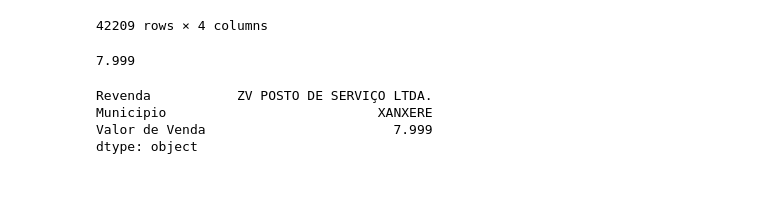
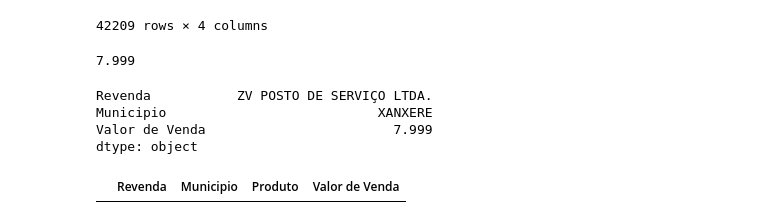
Before and after one commit to Cinzenta/PythonPandas2023, a Jupyter notebook: Primeiro_Exemplo_em_Pandas.ipynb, the cells around one changed output. Cells and saved outputs as stored; diff of their text form; code cells hidden in the pictures; blank space fills up the shorter version.

```diff
--- a/Primeiro_Exemplo_em_Pandas.ipynb
+++ b/Primeiro_Exemplo_em_Pandas.ipynb
@@ -213,3 +213,13 @@ Revenda           ZV POSTO DE SERVIÇO LTDA.
 Municipio                           XANXERE
 Valor de Venda                        7.999
 dtype: object
+# %%
+####### PERGUNTAR AO PROFESSOR
+
+
+# Dataframe.loc[] com multiplas condições para filtragem
+# Quais são os preços, postos que vendem ETANOL na minha cidade (INDAIATUPA)
+etanol_indaiatuba_df = ca_df.loc[(ca_df['Produto'] == 'ETANOL') & (ca_df['Municipio'] == 'INDAIATUPA')]
+display(etanol_indaiatuba_df.sort_values(by='Valor de Venda'))
+# %% [output]
+|  | Revenda | Municipio | Produto | Valor de Venda |
```
Also changed, not shown: parts of 5 cells of this notebook.
